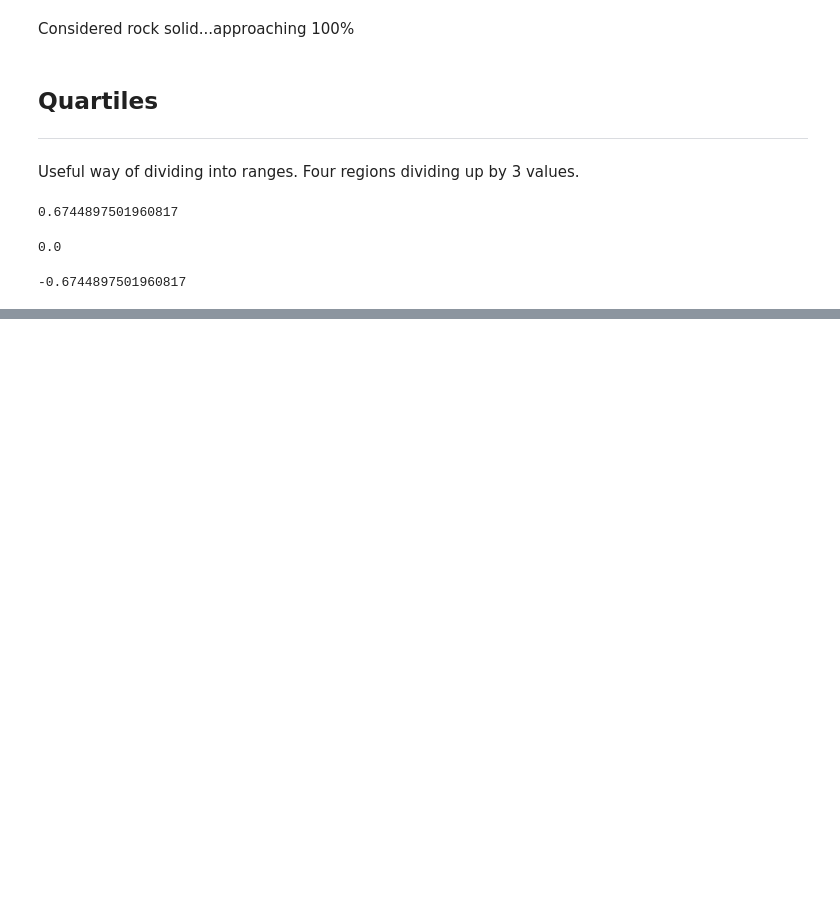
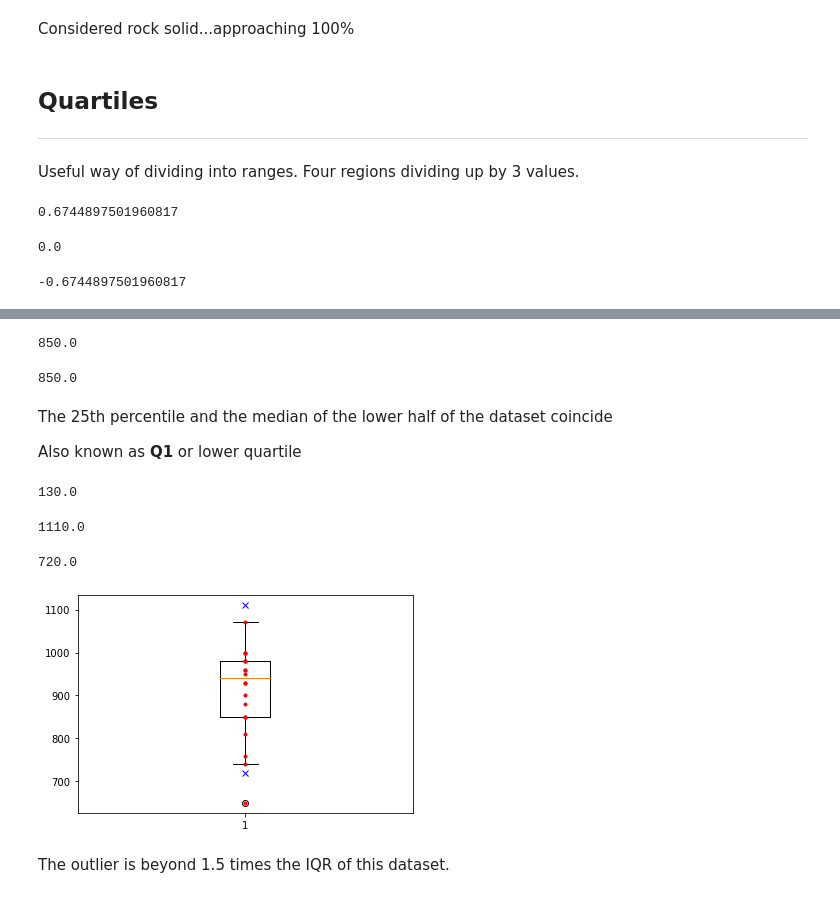
Before and after one commit to BreeTree/cow-way, a Jupyter notebook: Topic-04-notebook-BH.ipynb, the cells around one changed output, grey strips where cells are left out. Cells and saved outputs as stored; diff of their text form; code cells hidden in the pictures; blank space fills up the shorter version.

```diff
--- a/Topic-04-notebook-BH.ipynb
+++ b/Topic-04-notebook-BH.ipynb
@@ -334,0 +483,50 @@ ss.norm().ppf(0.25)
+# %%
+# Lower quartile value.
+q1 = np.percentile(exper_1, 25)
+q1
+# %% [output]
+850.0
+# %%
+# Median of lower half of the values
+np.median(np.sort(exper_1)[:10])
+# %% [output]
+850.0
+# %% [markdown]
+The 25th percentile and the median of the lower half of the dataset coincide
+
+Also known as **Q1** or lower quartile
+# %%
+# Inter-quartile range
+# iqr = np.percentile(exper_1, 75) - np.percentile(exper_1, 25)
+iqr = q3 - q1
+iqr
+# %% [output]
+130.0
+# %%
+# Max
+Max = q3 + iqr
+Max
+# %% [output]
+1110.0
+# %%
+# Min
+Min = q1 - iqr
+Min
+# %% [output]
+720.0
+# %%
+# Create a figure.
+fig, ax = plt.subplots()
+
+# Add the boxplot.
+ax.boxplot(exper_1)
+
+# Plots red dots at (1, value) for each value in exper_1.
+ax.plot(np.ones(exper_1.shape), exper_1, 'r.')
+
+# Add the max whisker lengths.
+ax.plot([1.0, 1.0], [q1 - (iqr), q3 + (iqr)], 'bx'); # Should the iqr be multiplied by 1.5?
+# %% [output]
+[figure, added]
+# %% [markdown]
+The outlier is beyond 1.5 times the IQR of this dataset.
```
Also changed, not shown: parts of 41 cells of this notebook, 1 other file.
